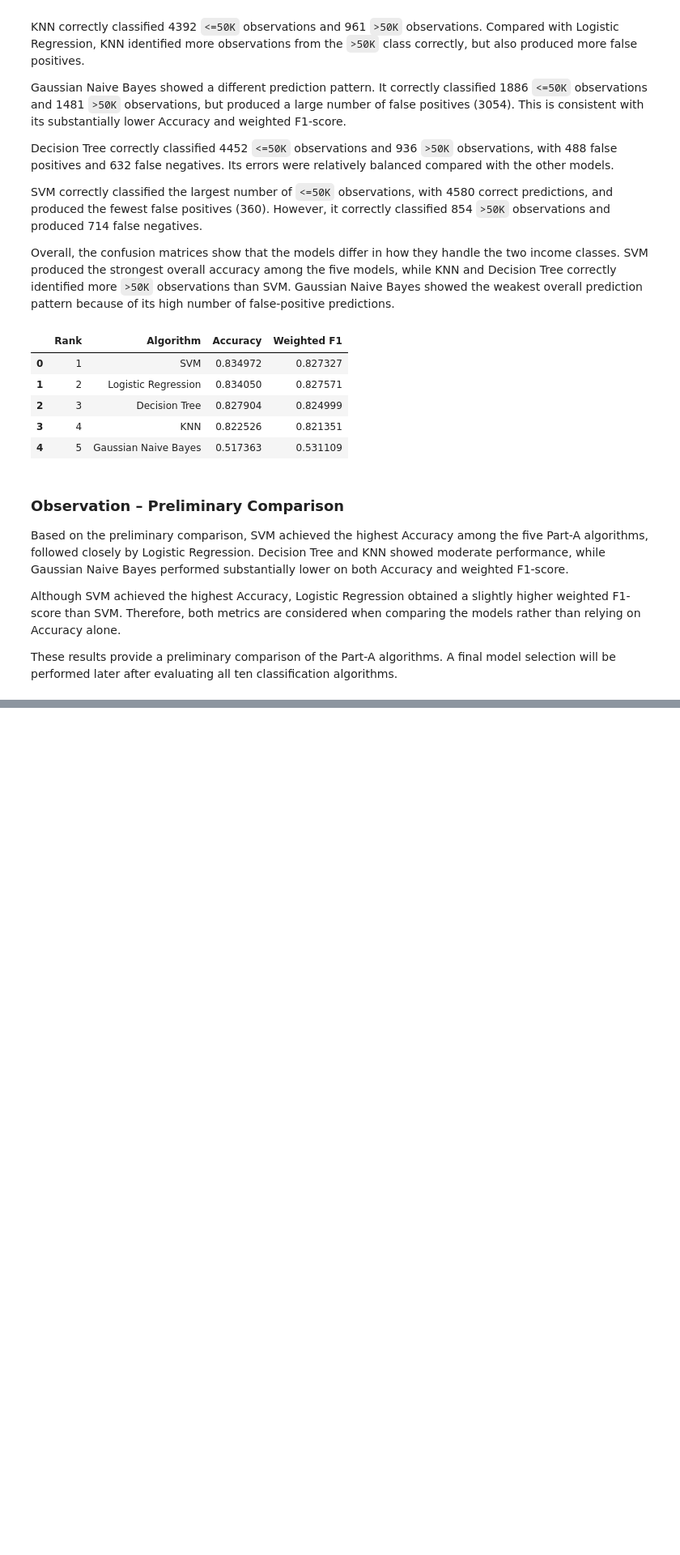
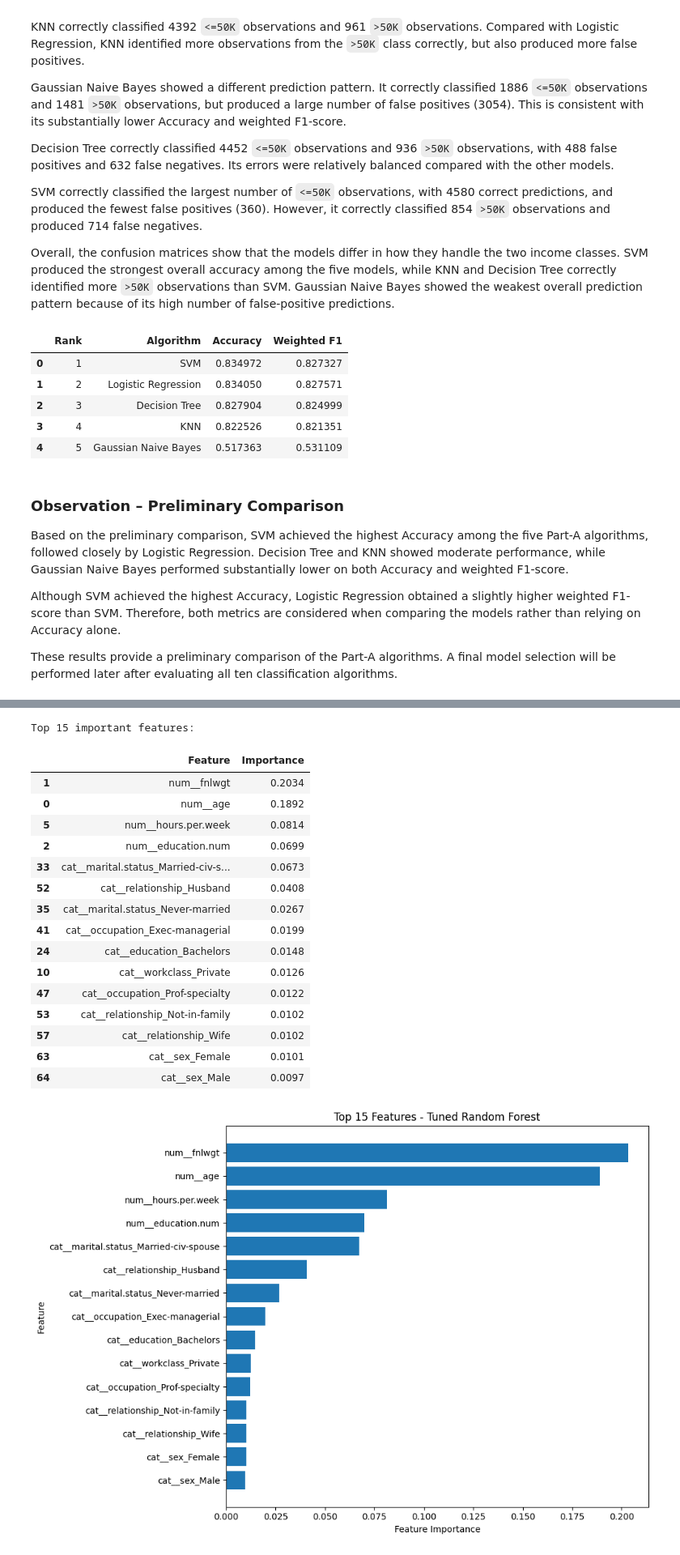
Before and after one commit to snehitha-araveti/ML-Capstone-Project-2026, a Jupyter notebook: notebooks/classification.ipynb, the cells around one changed output, grey strips where cells are left out. Shown at 81% size. Saved outputs shown, nothing was run; the diff lists cells and outputs as text; code cells hidden in the pictures; blank space fills up the shorter version.

Commit message:
Complete classification models and tuning evaluation

```diff
--- a/notebooks/classification.ipynb
+++ b/notebooks/classification.ipynb
@@ -1366,0 +1629,40 @@ These results provide a preliminary comparison of the Part-A algorithms. A final
+# %%
+
+feature_names = preprocessor.get_feature_names_out()
+
+rf_importance_df = pd.DataFrame({
+    "Feature": feature_names,
+    "Importance": random_forest_model.feature_importances_
+}).sort_values("Importance", ascending=False)
+
+print("Top 15 important features:")
+display(rf_importance_df.head(15).round(4))
+
+top_features = rf_importance_df.head(15).sort_values("Importance")
+
+plt.figure(figsize=(10, 7))
+plt.barh(top_features["Feature"], top_features["Importance"])
+plt.xlabel("Feature Importance")
+plt.ylabel("Feature")
+plt.title("Top 15 Features - Tuned Random Forest")
+plt.tight_layout()
+plt.show()
+# %% [output]
+Top 15 important features:
+|  | Feature | Importance |
+| 1 | num__fnlwgt | 0.2034 |
+| 0 | num__age | 0.1892 |
+| 5 | num__hours.per.week | 0.0814 |
+| 2 | num__education.num | 0.0699 |
+| 33 | cat__marital.status_Married-civ-s... | 0.0673 |
+| 52 | cat__relationship_Husband | 0.0408 |
+| 35 | cat__marital.status_Never-married | 0.0267 |
+| 41 | cat__occupation_Exec-managerial | 0.0199 |
+| 24 | cat__education_Bachelors | 0.0148 |
+| 10 | cat__workclass_Private | 0.0126 |
+| 47 | cat__occupation_Prof-specialty | 0.0122 |
+| 53 | cat__relationship_Not-in-family | 0.0102 |
+| 57 | cat__relationship_Wife | 0.0102 |
+| 63 | cat__sex_Female | 0.0101 |
+| 64 | cat__sex_Male | 0.0097 |
+[figure, added]
```
Also changed, not shown: parts of 26 cells of this notebook.
